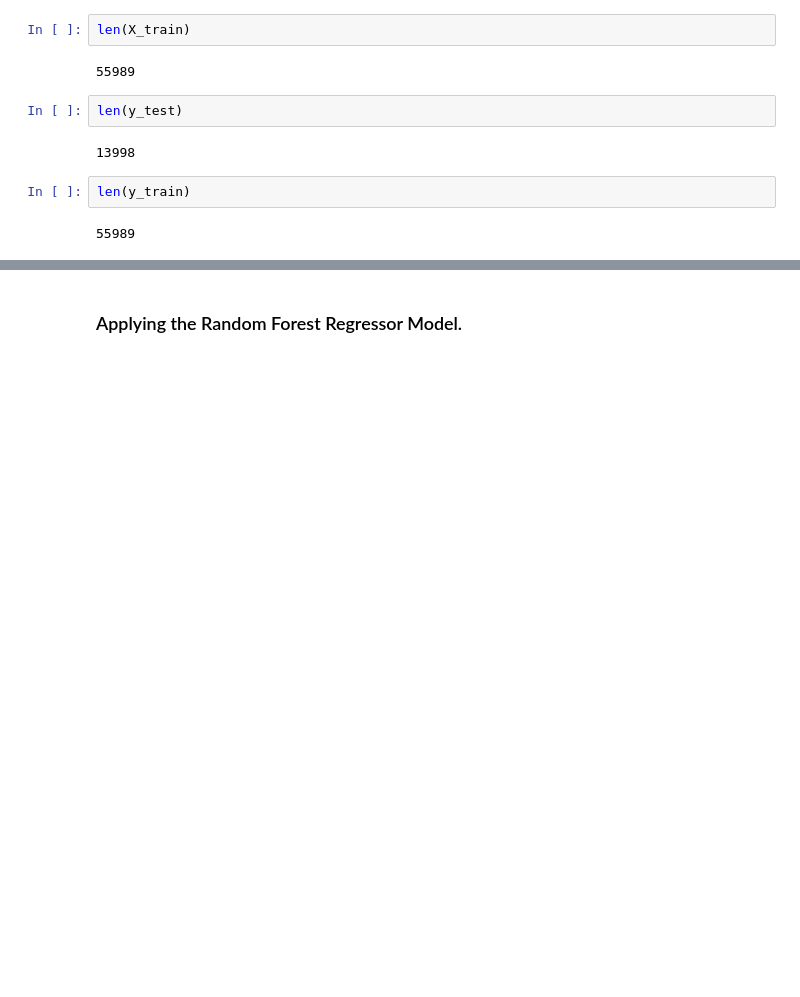
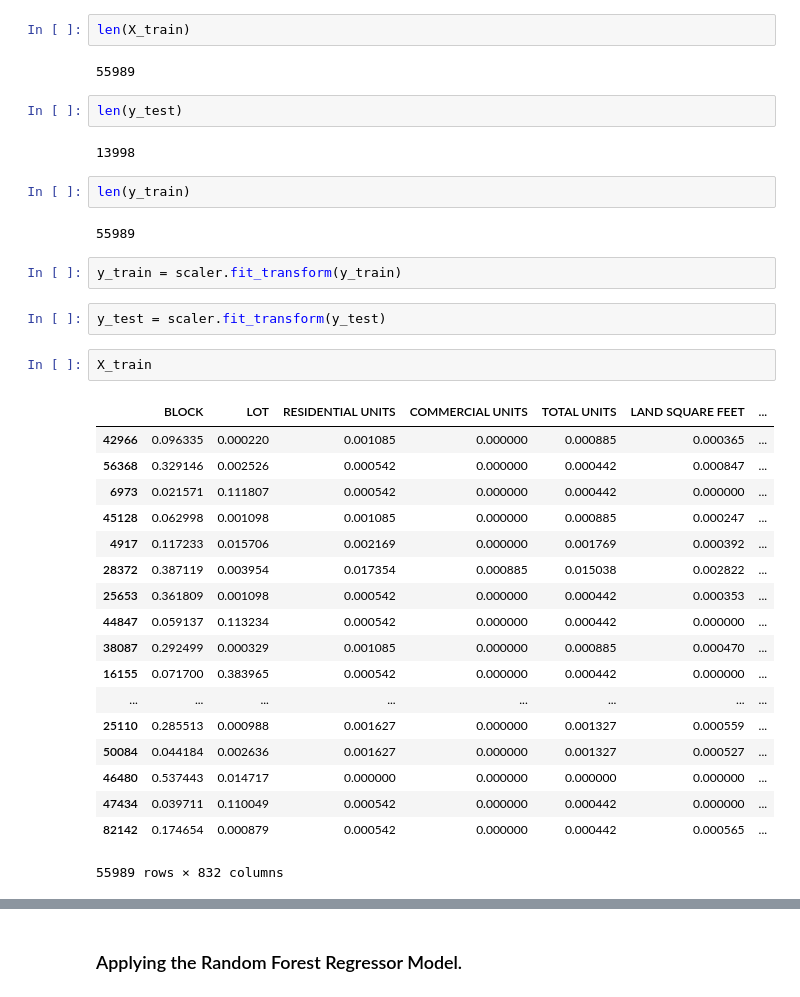
Before and after one commit to varshabudihal/NYC_rolling_sales, a Jupyter notebook: NYC rolling sales (1).ipynb, the cells around one changed output, grey strips where cells are left out. Drawn from its saved outputs; the diff is of its cells as text; blank space fills up the shorter version.

```diff
--- a/NYC rolling sales (1).ipynb
+++ b/NYC rolling sales (1).ipynb
@@ -216,3 +212,28 @@ len(y_test)
 len(y_train)
 # %% [output]
 55989
+# %%
+y_train = scaler.fit_transform(y_train)
+# %%
+y_test = scaler.fit_transform(y_test)
+# %%
+X_train
+# %% [output]
+|  | BLOCK | LOT | RESIDENTIAL UNITS | COMMERCIAL UNITS | TOTAL UNITS | LAND SQUARE FEET | ... |
+| 42966 | 0.096335 | 0.000220 | 0.001085 | 0.000000 | 0.000885 | 0.000365 | ... |
+| 56368 | 0.329146 | 0.002526 | 0.000542 | 0.000000 | 0.000442 | 0.000847 | ... |
+| 6973 | 0.021571 | 0.111807 | 0.000542 | 0.000000 | 0.000442 | 0.000000 | ... |
+| 45128 | 0.062998 | 0.001098 | 0.001085 | 0.000000 | 0.000885 | 0.000247 | ... |
+| 4917 | 0.117233 | 0.015706 | 0.002169 | 0.000000 | 0.001769 | 0.000392 | ... |
+| 28372 | 0.387119 | 0.003954 | 0.017354 | 0.000885 | 0.015038 | 0.002822 | ... |
+| 25653 | 0.361809 | 0.001098 | 0.000542 | 0.000000 | 0.000442 | 0.000353 | ... |
+| 44847 | 0.059137 | 0.113234 | 0.000542 | 0.000000 | 0.000442 | 0.000000 | ... |
+| 38087 | 0.292499 | 0.000329 | 0.001085 | 0.000000 | 0.000885 | 0.000470 | ... |
+| 16155 | 0.071700 | 0.383965 | 0.000542 | 0.000000 | 0.000442 | 0.000000 | ... |
+| ... | ... | ... | ... | ... | ... | ... | ... |
+| 25110 | 0.285513 | 0.000988 | 0.001627 | 0.000000 | 0.001327 | 0.000559 | ... |
+| 50084 | 0.044184 | 0.002636 | 0.001627 | 0.000000 | 0.001327 | 0.000527 | ... |
+| 46480 | 0.537443 | 0.014717 | 0.000000 | 0.000000 | 0.000000 | 0.000000 | ... |
+| 47434 | 0.039711 | 0.110049 | 0.000542 | 0.000000 | 0.000442 | 0.000000 | ... |
+| 82142 | 0.174654 | 0.000879 | 0.000542 | 0.000000 | 0.000442 | 0.000565 | ... |
+55989 rows × 832 columns
```
Also changed, not shown: parts of 14 cells of this notebook.
